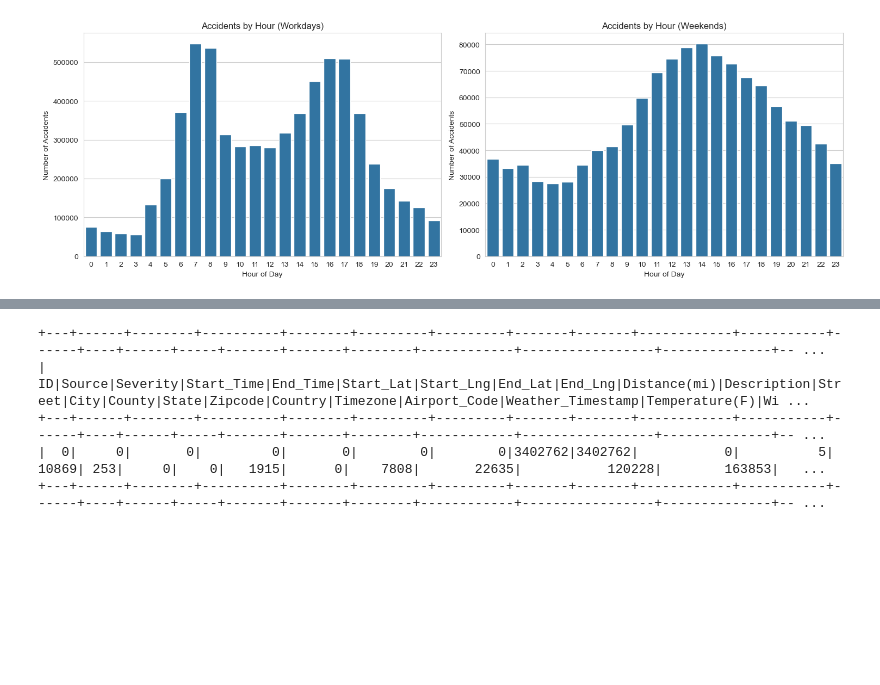
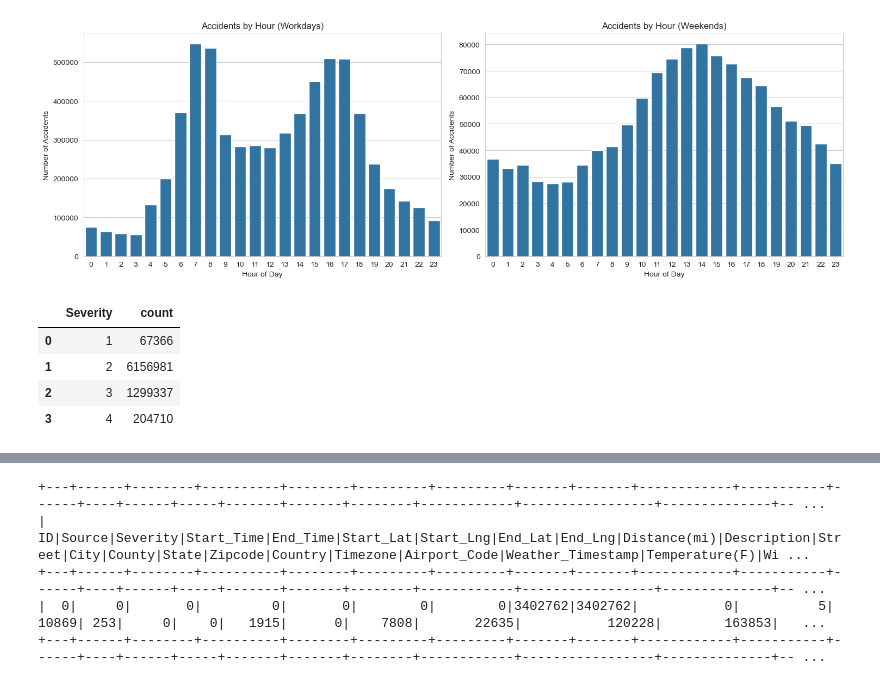
Before and after one commit to ludanortmun/itesm-mna-bigdata, a Jupyter notebook: accidents/us_traffic_accidents.ipynb, the cells around one changed output, grey strips where cells are left out. Drawn from its saved outputs; the diff is of its cells as text; code cells hidden in the pictures; blank space fills up the shorter version.

```diff
--- a/accidents/us_traffic_accidents.ipynb
+++ b/accidents/us_traffic_accidents.ipynb
@@ -204,3 +204,16 @@ ax2.set_ylabel("Number of Accidents")
 plt.tight_layout()
 # %% [output]
 [figure]
+# %%
+count_by_severity = df.groupBy("Severity") \
+    .count() \
+    .orderBy("Severity") \
+    .toPandas()
+
+count_by_severity
+# %% [output]
+|  | Severity | count |
+| 0 | 1 | 67366 |
+| 1 | 2 | 6156981 |
+| 2 | 3 | 1299337 |
+| 3 | 4 | 204710 |
```
Also changed, not shown: parts of 6 cells of this notebook.
